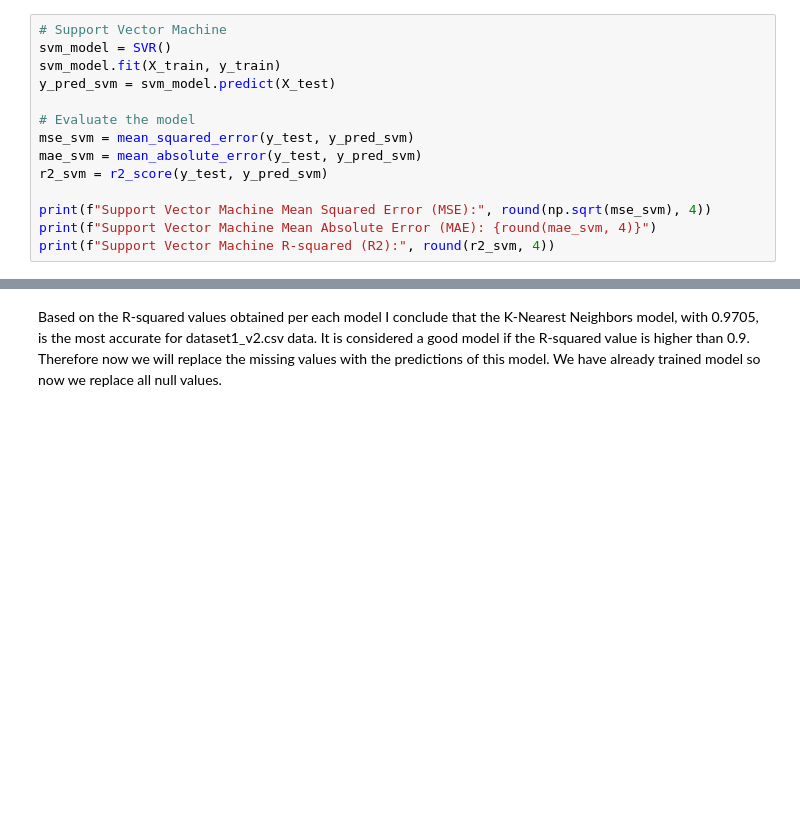
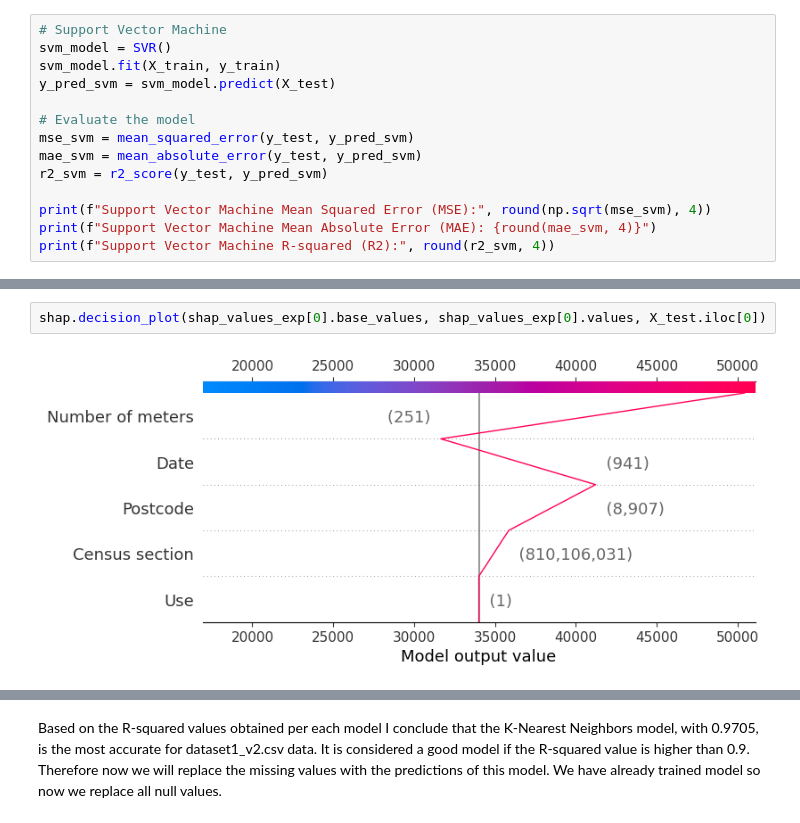
Before and after one commit to edithruizz/TFG, a Jupyter notebook: Python_Notebooks/dataset1_v2.ipynb, the cells around one changed output, grey strips where cells are left out. Drawn from its saved outputs; the diff is of its cells as text; blank space fills up the shorter version.

```diff
--- a/Python_Notebooks/dataset1_v2.ipynb
+++ b/Python_Notebooks/dataset1_v2.ipynb
@@ -894,0 +949,4 @@ print(f"Support Vector Machine R-squared (R2):", round(r2_svm, 4))
+# %%
+shap.decision_plot(shap_values_exp[0].base_values, shap_values_exp[0].values, X_test.iloc[0])
+# %% [output]
+[figure, added]
```
Also changed, not shown: parts of 29 cells of this notebook, 2 other files.
